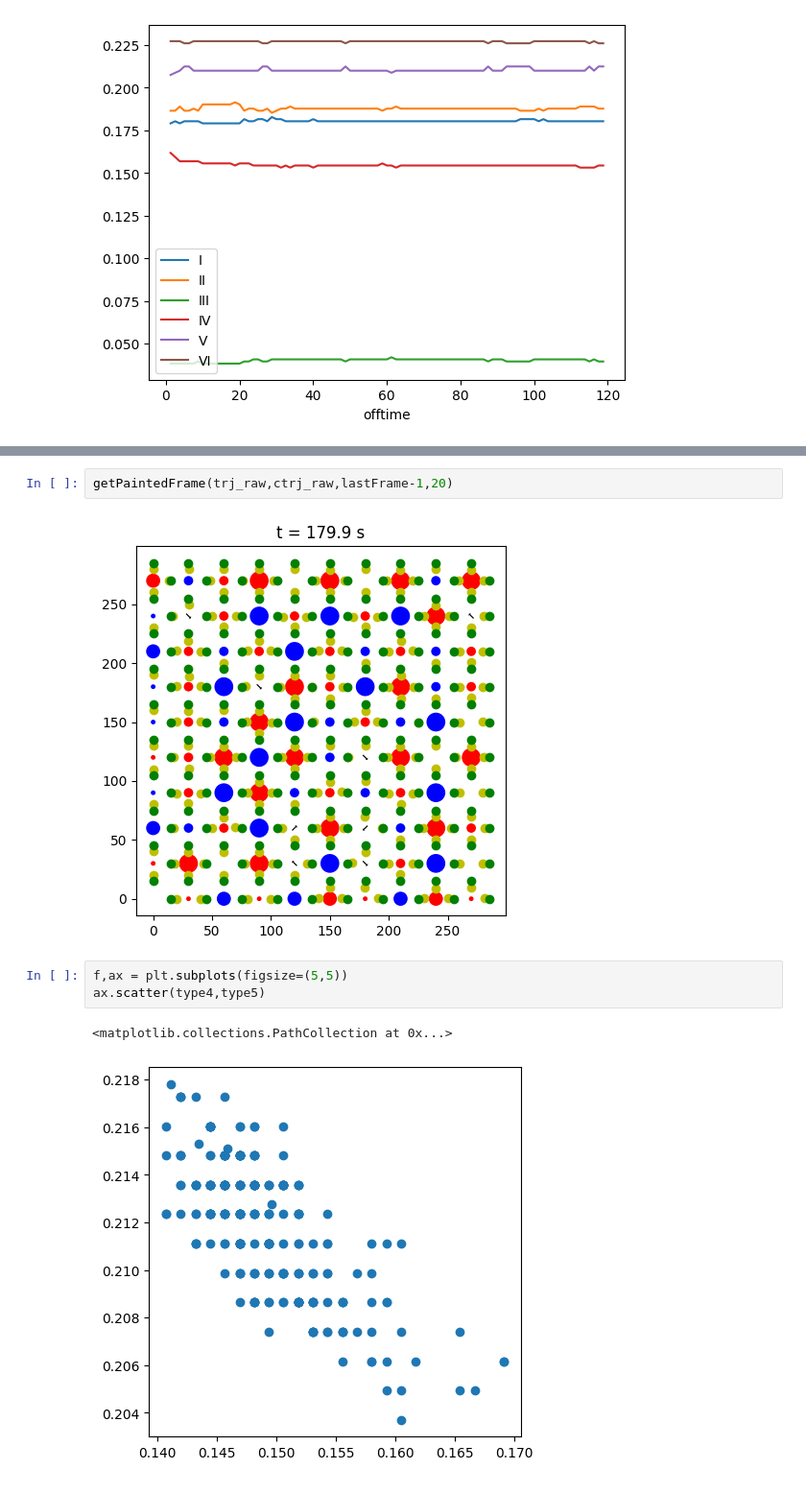
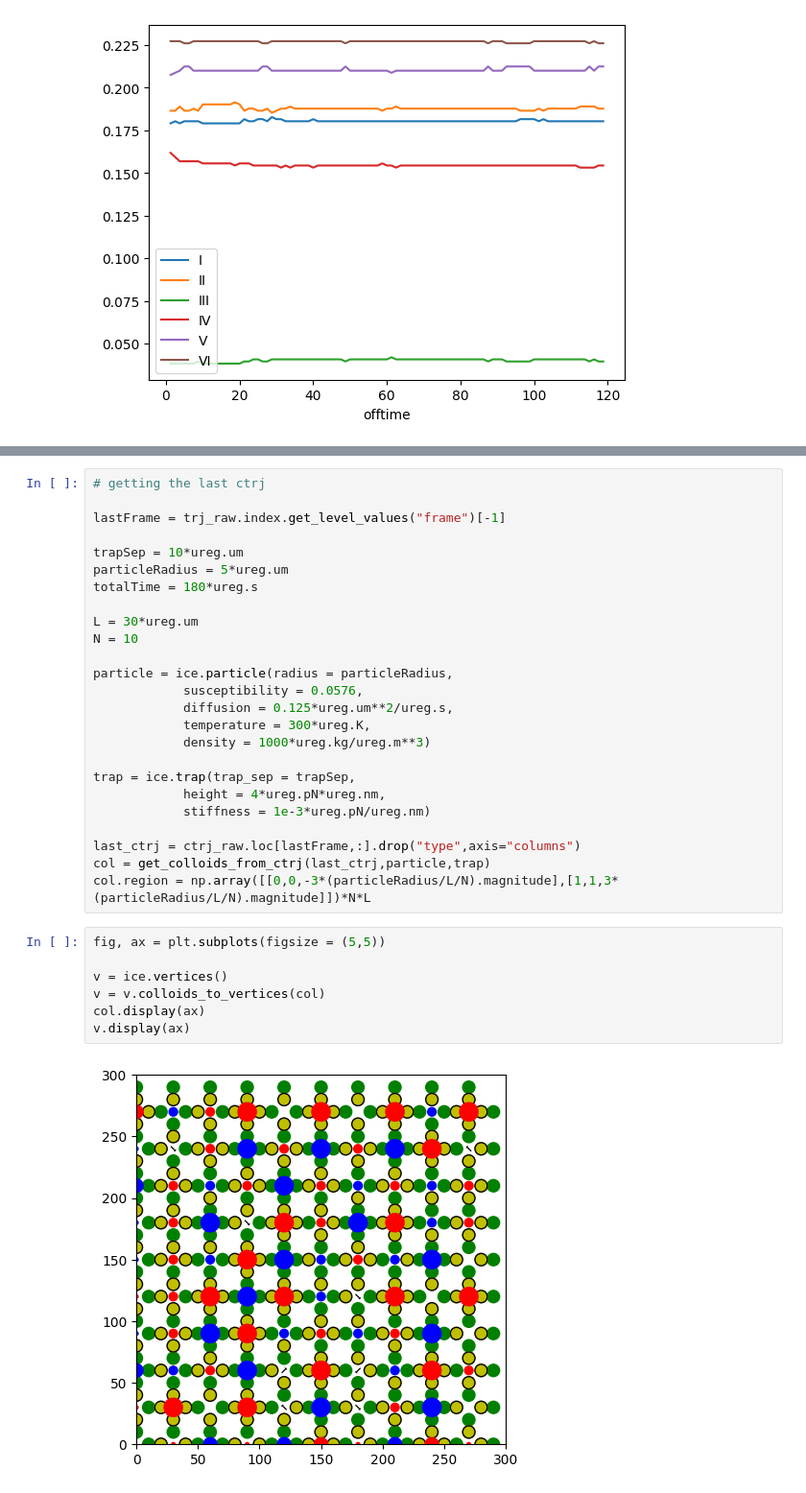
Before and after one commit to leogabac/rotBField, a Jupyter notebook: scripts/test5.ipynb, the cells around one changed output, grey strips where cells are left out. Shown: that part at 96% size. Saved outputs shown, nothing was run; the diff lists cells and outputs as text.

```diff
--- a/scripts/test5.ipynb
+++ b/scripts/test5.ipynb
@@ -248,10 +242,34 @@ plotColloid(trj_raw,lastFrame)
-# %%
-getPaintedFrame(trj_raw,ctrj_raw,lastFrame-1,20)
-# %% [output]
-[figure, removed]
+# %%
+# getting the last ctrj
+
+lastFrame = trj_raw.index.get_level_values("frame")[-1]
+
+trapSep = 10*ureg.um
+particleRadius = 5*ureg.um
+totalTime = 180*ureg.s
+
+L = 30*ureg.um
+N = 10
+
+particle = ice.particle(radius = particleRadius,
+            susceptibility = 0.0576,
+            diffusion = 0.125*ureg.um**2/ureg.s,
+            temperature = 300*ureg.K,
+            density = 1000*ureg.kg/ureg.m**3)
+
+trap = ice.trap(trap_sep = trapSep,
+            height = 4*ureg.pN*ureg.nm,
+            stiffness = 1e-3*ureg.pN/ureg.nm)
+
+last_ctrj = ctrj_raw.loc[lastFrame,:].drop("type",axis="columns")
+col = get_colloids_from_ctrj(last_ctrj,particle,trap)
+col.region = np.array([[0,0,-3*(particleRadius/L/N).magnitude],[1,1,3*(particleRadius/L/N).magnitude]])*N*L
 # %%
-f,ax = plt.subplots(figsize=(5,5))
-ax.scatter(type4,type5)
+fig, ax = plt.subplots(figsize = (5,5))
+
+v = ice.vertices()
+v = v.colloids_to_vertices(col)
+col.display(ax)
+v.display(ax)
 # %% [output]
-<matplotlib.collections.PathCollection at 0x...>
-[figure, old version]
+[figure, new version]
```
Also changed, not shown: parts of 4 cells of this notebook, 11 other files.
